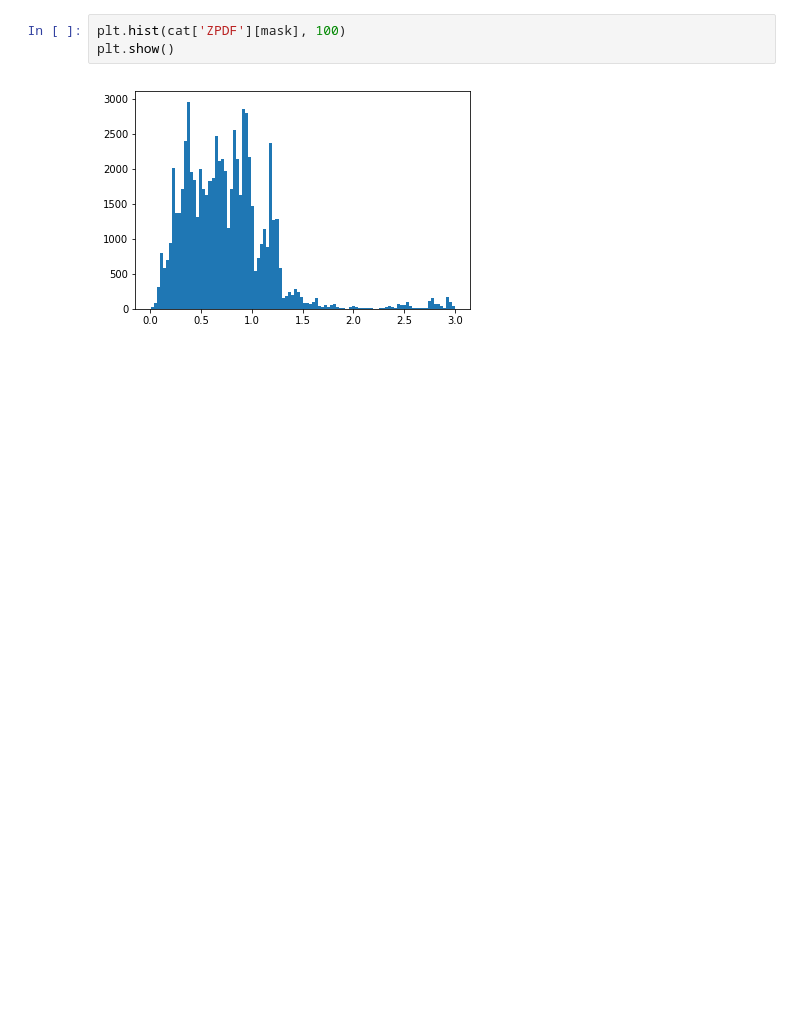
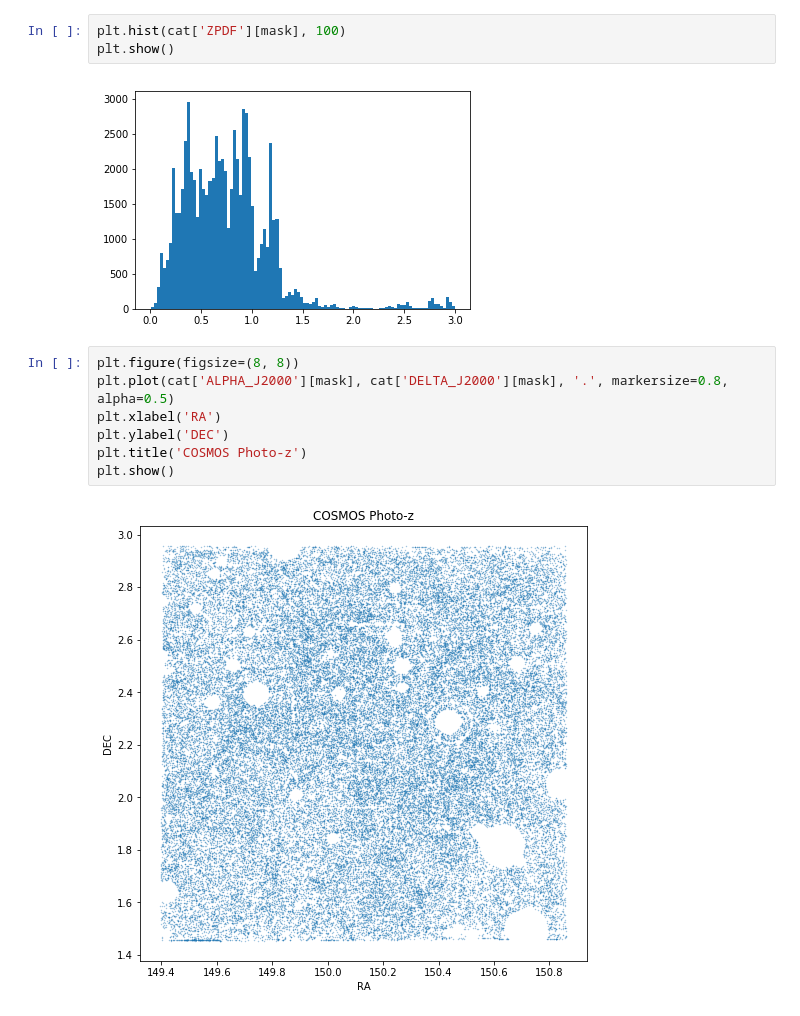
Before and after one commit to rongpu/desi-truth-table, a Jupyter notebook: notebooks/COSMOS_Photoz_2015.ipynb, the cells around one changed output. Drawn from its saved outputs; the diff is of its cells as text; blank space fills up the shorter version.

```diff
--- a/notebooks/COSMOS_Photoz_2015.ipynb
+++ b/notebooks/COSMOS_Photoz_2015.ipynb
@@ -136,3 +136,12 @@ plt.hist(cat['ZPDF'][mask], 100)
 plt.show()
 # %% [output]
 [figure]
+# %%
+plt.figure(figsize=(8, 8))
+plt.plot(cat['ALPHA_J2000'][mask], cat['DELTA_J2000'][mask], '.', markersize=0.8, alpha=0.5)
+plt.xlabel('RA')
+plt.ylabel('DEC')
+plt.title('COSMOS Photo-z')
+plt.show()
+# %% [output]
+[figure, added]
```
Also changed, not shown: parts of 3 cells of this notebook, 2 other files.
